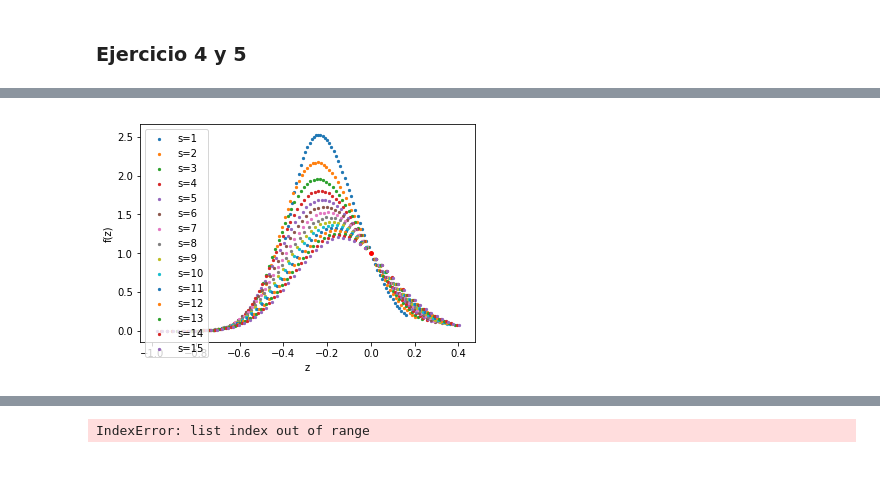
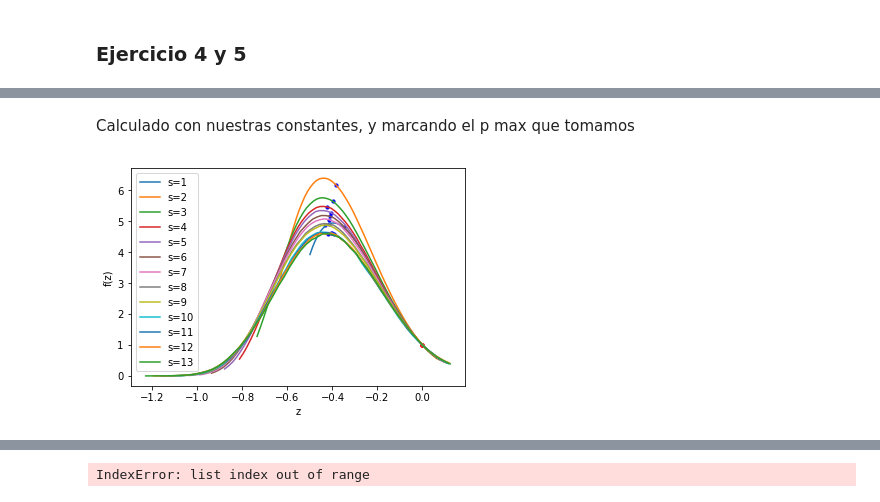
Before and after one commit to Luciousboy/computacional, a Jupyter notebook: graficador.ipynb, the cells around one changed output, grey strips where cells are left out. Drawn from its saved outputs; the diff is of its cells as text; code cells hidden in the pictures; blank space fills up the shorter version.

```diff
--- a/graficador.ipynb
+++ b/graficador.ipynb
@@ -240,7 +252,7 @@ for k,l in enumerate(L):
             else:
                 res=1
             chi+=res
-        Resultados.append([i,tau,q,chi])
-    pc=prob_total[k][(Resultados[np.argmin([i[3] for i in Resultados])][0])]
+        Resultados.append([prob_total[k][i],tau,q,chi])
+    pc=(Resultados[np.argmin([i[3] for i in Resultados])][0])
     pc_L3.append([l,pc,0.1])
     #plt.show()
@@ -332,15 +385,17 @@ name1='Cluster_percolante'
 
 plt.figure()
 for i,l in enumerate(L):
-    p=prob_total[i]
-    pinf=[i/(int(l)**2) for i in fz_perc_total[i]]
-    plt.scatter(p,pinf,s=5)
 
-    plt.show()
+    p=prob_Total[i]
+    pinf=[i/(int(l)**2) for i in M_Total[i]]
+    #Agregar los 0s al plotear
+    plt.plot(np.hstack([np.linspace(0,(prob_Total[i][0]),30),p]),np.hstack([[0]*len(np.linspace(0,(prob_Total[i][0]),30)),(pinf)]))
+    plt.xlabel('P')
+    plt.ylabel('P_inf')
+plt.show()
 
  #   plt.leggend(l)
-plt.xlabel('P')
-plt.ylabel('P_inf')
+
 #plt.legend('P_{c}=',pc)
 plt.savefig(name1+'_'+l+'.png')
 # %% [output]
@@ -359,18 +480,29 @@ m
+# %% [markdown]
+Calculado con nuestras constantes, y marcando el p max que tomamos
 # %%
 tau=2.1
-pc=(59-20)
-sigma=0.34
-for j in range(1,16):
-    f=[]
-    z=[]
-    for i in range(0,56):
-        f.append(float(ns_L[i][j])/float(ns_L[pc][j]))
-        z.append(j**sigma*(probabilidad_L[i]-probabilidad_L[pc]))
-    plt.scatter(z,f, s=5,label=('s='+str(j)))
+pc=pc_L2[3][1]
+sigma=-valores[0]
+arg=probabilidad_64.index(pc)
+ns=ns_total[3]
+
+for j in range(1,14):
+
+        f_max=(float(NS_max[j])/float(ns[arg][j]))
+        z_max=(j**sigma*(P_max[j]-pc))
+
+        f=[]
+        z=[]
+        for i in range(0,56):
+            f.append(float(ns[i][j])/float(ns[arg][j]))
+            z.append(j**sigma*(probabilidad_64[i]-pc))
+        plt.plot(z,f,label=('s='+str(j)))
+        plt.scatter(z_max,f_max,s=10,c='blue')
+
 plt.legend()
 plt.scatter(0,1,s=15,c='red')
 plt.xlabel('z')
 plt.ylabel('f(z)')
 plt.show()
 # %% [output]
-[figure, old version]
+[figure, new version]
```
Also changed, not shown: parts of 23 cells of this notebook, 7 other files.
